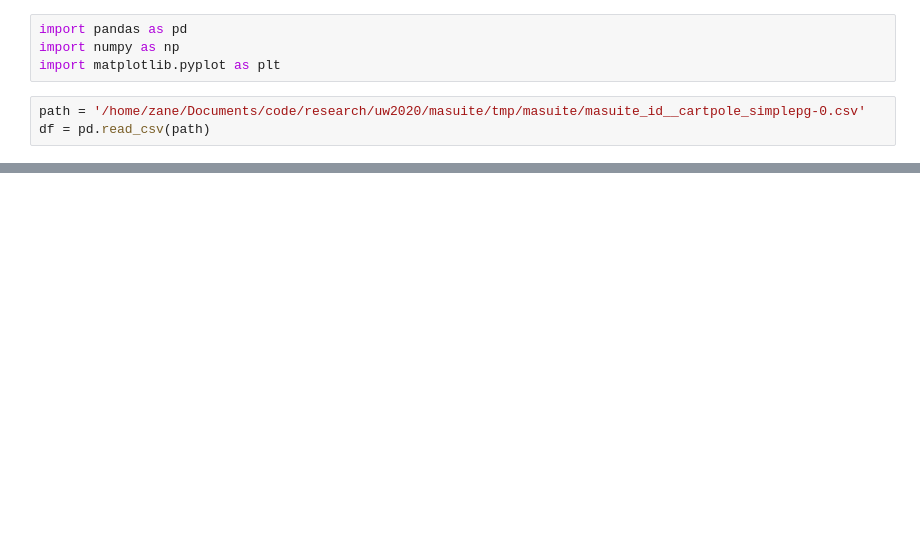
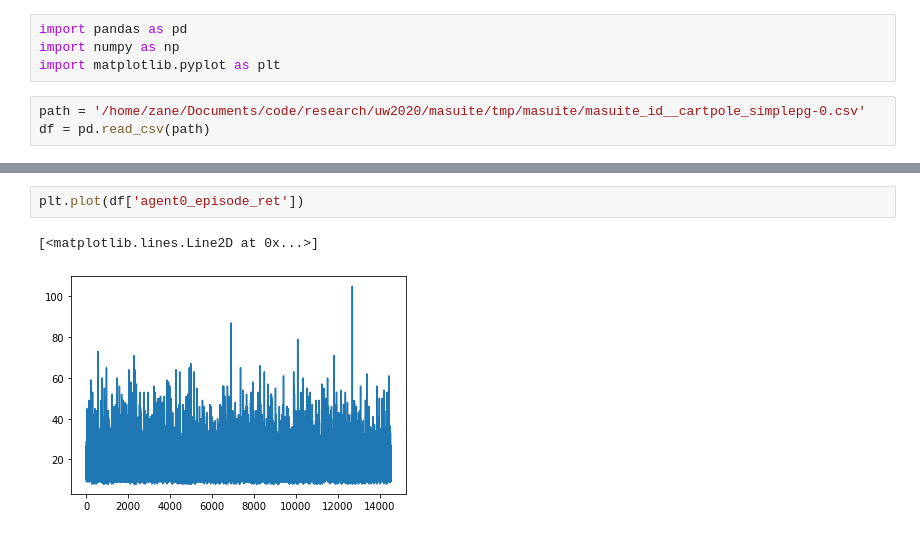
Before and after one commit to bchasnov/masuite, a Jupyter notebook: notebooks/plotting_tests.ipynb, the cells around one changed output, grey strips where cells are left out. Drawn from its saved outputs; the diff is of its cells as text; blank space fills up the shorter version.

```diff
--- a/notebooks/plotting_tests.ipynb
+++ b/notebooks/plotting_tests.ipynb
@@ -23,0 +32,5 @@ array([], dtype=object)
+# %%
+plt.plot(df['agent0_episode_ret'])
+# %% [output]
+[<matplotlib.lines.Line2D at 0x...>]
+[figure, added]
```
Also changed, not shown: parts of 6 cells of this notebook, 8 other files.
